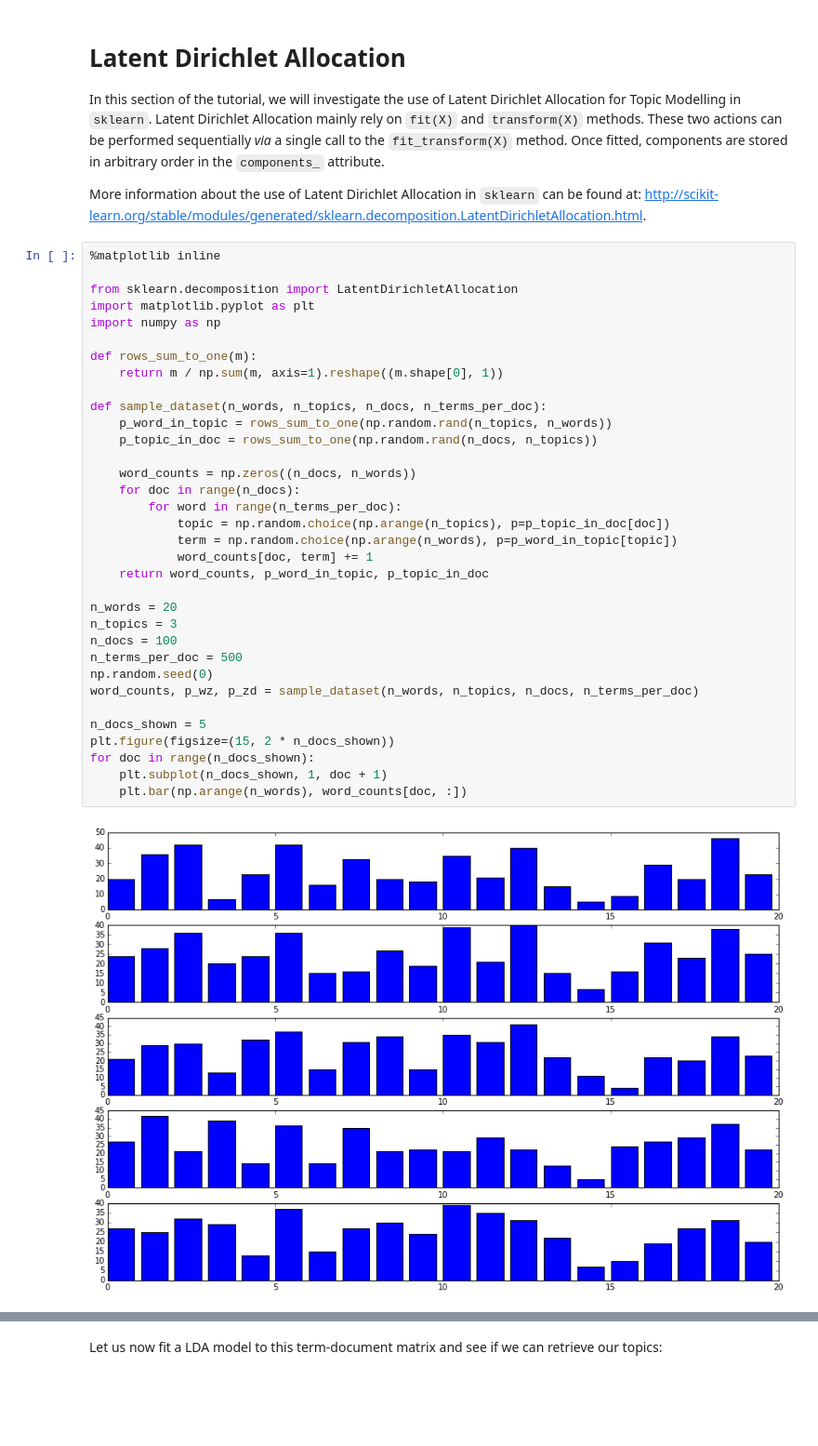
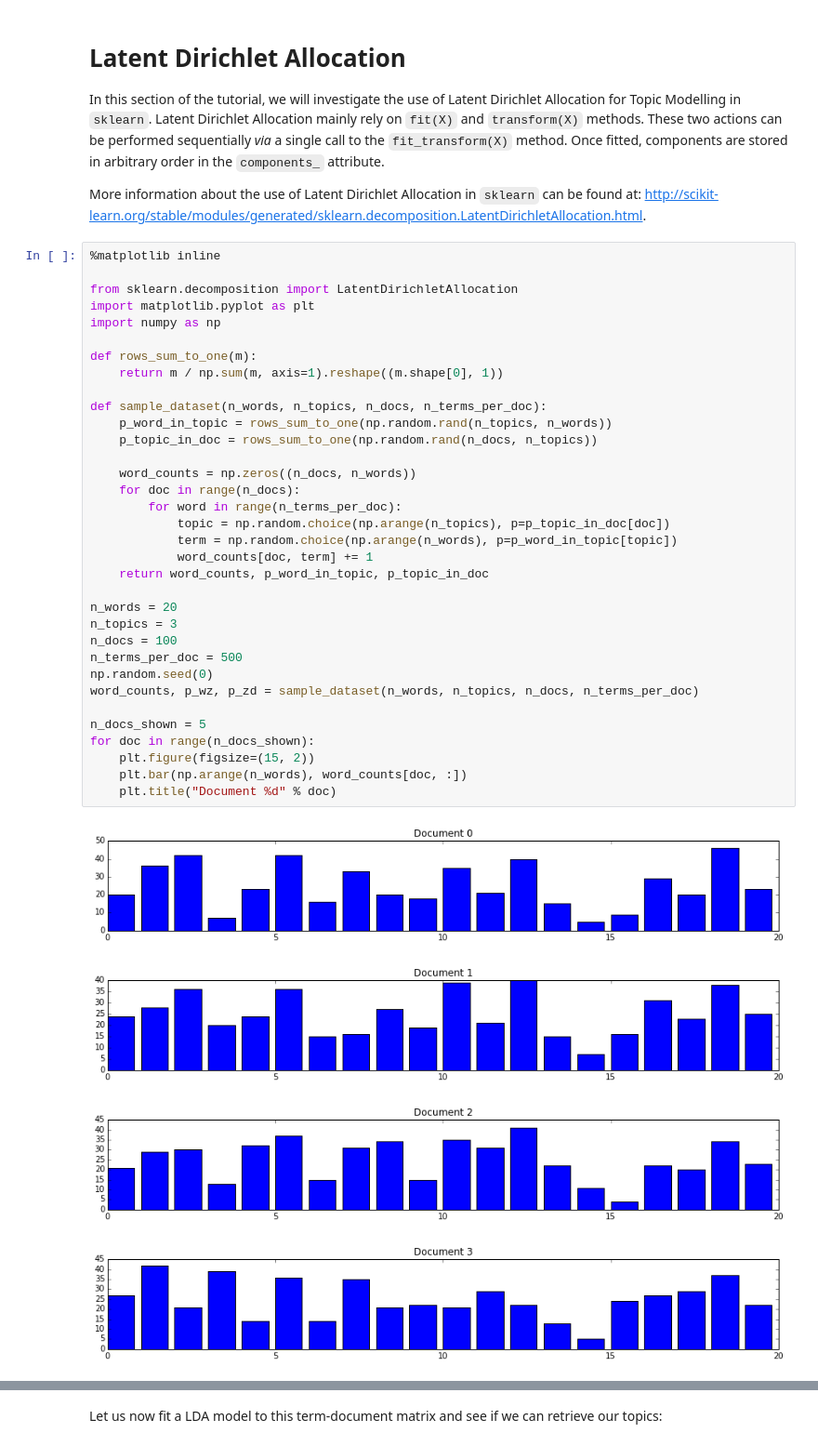
Before and after one commit to rtavenar/rtavenar.github.io, a Jupyter notebook: teaching/sklearn/notebooks/06_LatentDirichletAllocation.ipynb, the cells around one changed output, grey strips where cells are left out. Shown at 93% size. Saved outputs shown, nothing was run; the diff lists cells and outputs as text; blank space fills up the shorter version.

Commit message:
Legends in plots

```diff
--- a/teaching/sklearn/notebooks/06_LatentDirichletAllocation.ipynb
+++ b/teaching/sklearn/notebooks/06_LatentDirichletAllocation.ipynb
@@ -10,33 +10,36 @@ More information about the use of Latent Dirichlet Allocation in `sklearn` can b
 from sklearn.decomposition import LatentDirichletAllocation
 import matplotlib.pyplot as plt
 import numpy as np
 
 def rows_sum_to_one(m):
     return m / np.sum(m, axis=1).reshape((m.shape[0], 1))
 
 def sample_dataset(n_words, n_topics, n_docs, n_terms_per_doc):
     p_word_in_topic = rows_sum_to_one(np.random.rand(n_topics, n_words))
     p_topic_in_doc = rows_sum_to_one(np.random.rand(n_docs, n_topics))
 
     word_counts = np.zeros((n_docs, n_words))
     for doc in range(n_docs):
         for word in range(n_terms_per_doc):
             topic = np.random.choice(np.arange(n_topics), p=p_topic_in_doc[doc])
             term = np.random.choice(np.arange(n_words), p=p_word_in_topic[topic])
             word_counts[doc, term] += 1
     return word_counts, p_word_in_topic, p_topic_in_doc
 
 n_words = 20
 n_topics = 3
 n_docs = 100
 n_terms_per_doc = 500
 np.random.seed(0)
 word_counts, p_wz, p_zd = sample_dataset(n_words, n_topics, n_docs, n_terms_per_doc)
 
 n_docs_shown = 5
-plt.figure(figsize=(15, 2 * n_docs_shown))
 for doc in range(n_docs_shown):
-    plt.subplot(n_docs_shown, 1, doc + 1)
+    plt.figure(figsize=(15, 2))
     plt.bar(np.arange(n_words), word_counts[doc, :])
+    plt.title("Document %d" % doc)
 # %% [output]
-[figure, old version]
+[figure, new version]
+[figure, added]
+[figure, added]
+[figure, added]
```
Also changed, not shown: parts of 3 cells of this notebook.
